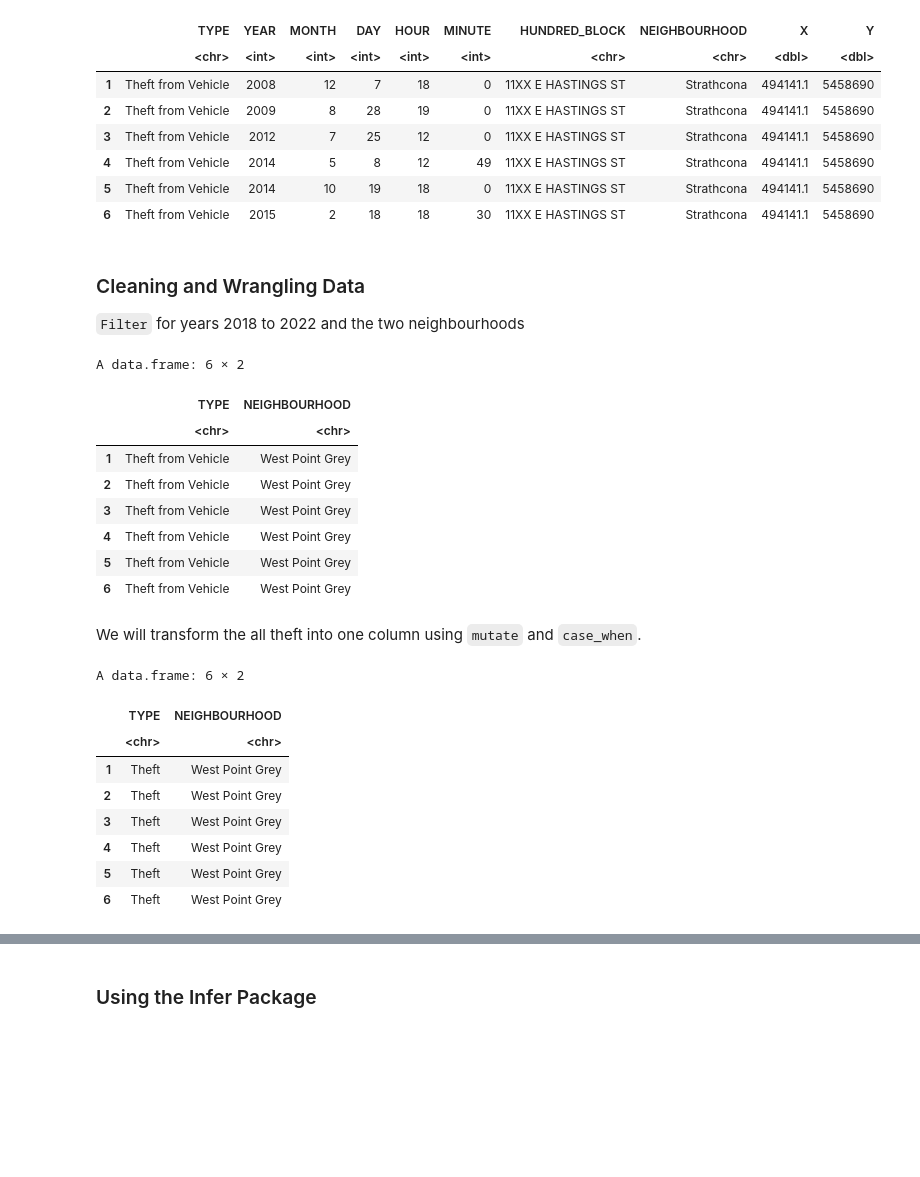
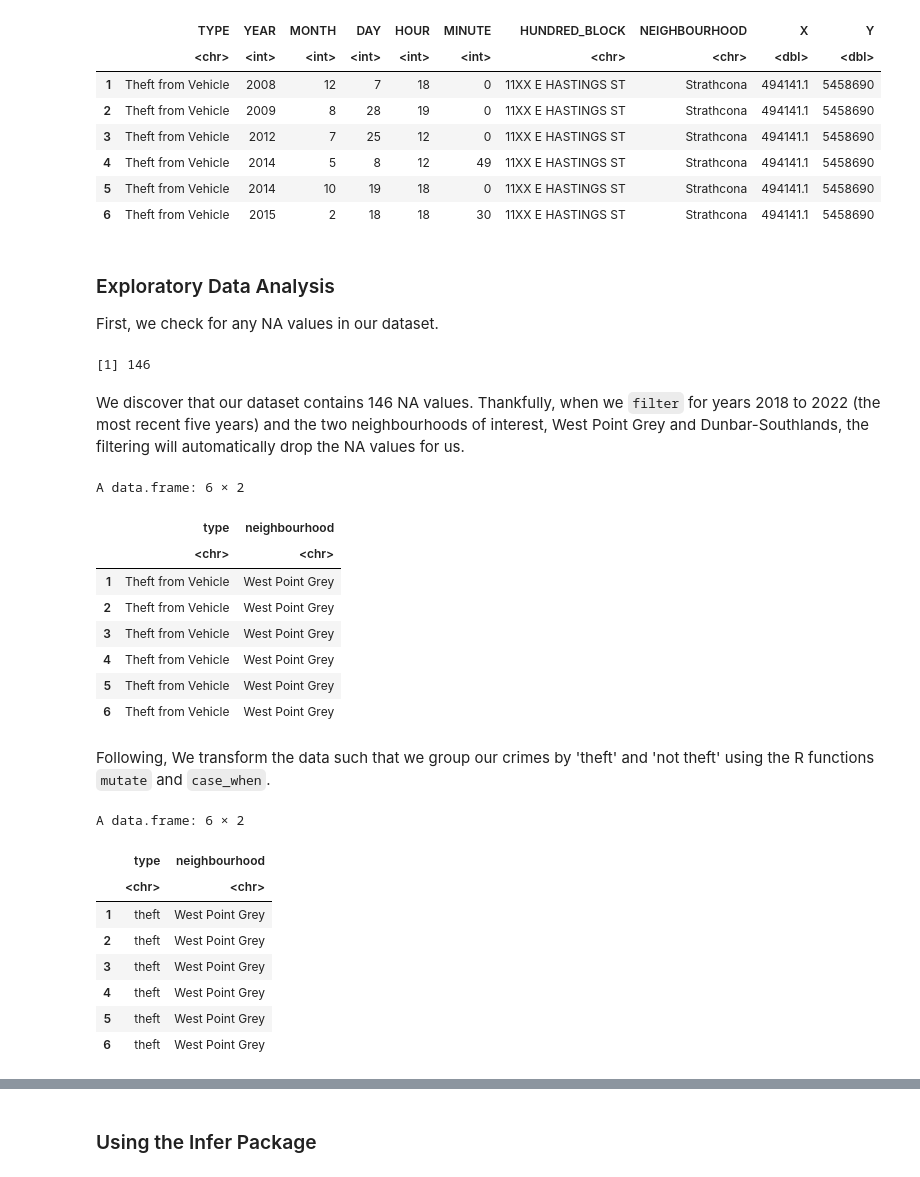
Before and after one commit to fankayii/STAT201_34, a Jupyter notebook: Final Project.ipynb, the cells around one changed output, grey strips where cells are left out. Cells and saved outputs as stored; diff of their text form; code cells hidden in the pictures; blank space fills up the shorter version.

```diff
--- a/Final Project.ipynb
+++ b/Final Project.ipynb
@@ -64,17 +70,25 @@ A data.frame: 6 × 10
 | 5 | Theft from Vehicle | 2014 | 10 | 19 | 18 | 0 | 11XX E HASTINGS ST | Strathcona | 494141.1 | 5458690 |
 | 6 | Theft from Vehicle | 2015 | 2 | 18 | 18 | 30 | 11XX E HASTINGS ST | Strathcona | 494141.1 | 5458690 |
 # %% [markdown]
-### Cleaning and Wrangling Data
-`Filter` for years 2018 to 2022 and the two neighbourhoods
+### Exploratory Data Analysis
+First, we check for any NA values in our dataset.
+# %%
+print(sum(is.na(crime)))
+# %% [output]
+[1] 146
+# %% [markdown]
+We discover that our dataset contains 146 NA values. Thankfully, when we `filter` for  years 2018 to 2022 (the most recent five years) and the two neighbourhoods of interest, West Point Grey and Dunbar-Southlands, the filtering will automatically drop the NA values for us.
 # %%
 crime_recent_5_years <- crime %>%
     filter(YEAR>=2018 & YEAR<=2022) %>%
     filter(NEIGHBOURHOOD %in% c("West Point Grey","Dunbar-Southlands")) %>%
     select(TYPE,NEIGHBOURHOOD)
+
+colnames(crime_recent_5_years) <- c('type', 'neighbourhood')
 head(crime_recent_5_years)
 # %% [output]
 A data.frame: 6 × 2
-|  | TYPE | NEIGHBOURHOOD |
+|  | type | neighbourhood |
 |  | <chr> | <chr> |
 | 1 | Theft from Vehicle | West Point Grey |
 | 2 | Theft from Vehicle | West Point Grey |
@@ -83,22 +97,22 @@ A data.frame: 6 × 2
 | 5 | Theft from Vehicle | West Point Grey |
 | 6 | Theft from Vehicle | West Point Grey |
 # %% [markdown]
-We will transform the all theft into one column using `mutate` and `case_when`.
+Following, We transform the data such that we group our crimes by 'theft' and 'not theft' using the R functions `mutate` and `case_when`.
 # %%
 crime_transform <- crime_recent_5_years %>%
-  mutate(TYPE= case_when(
-    TYPE %in% c("Other Theft", "Theft from Vehicle", "Theft of Bicycle", "Theft of Vehicle") ~ "Theft",
-    TRUE ~ "Not Theft"
+  mutate(type = case_when(
+    type %in% c("Other Theft", "Theft from Vehicle", "Theft of Bicycle", "Theft of Vehicle") ~ "theft",
+    TRUE ~ "not_theft"
   ))
 head(crime_transform)
 # %% [output]
 A data.frame: 6 × 2
-|  | TYPE | NEIGHBOURHOOD |
+|  | type | neighbourhood |
 |  | <chr> | <chr> |
-| 1 | Theft | West Point Grey |
-| 2 | Theft | West Point Grey |
-| 3 | Theft | West Point Grey |
-| 4 | Theft | West Point Grey |
-| 5 | Theft | West Point Grey |
-| 6 | Theft | West Point Grey |
+| 1 | theft | West Point Grey |
+| 2 | theft | West Point Grey |
+| 3 | theft | West Point Grey |
+| 4 | theft | West Point Grey |
+| 5 | theft | West Point Grey |
+| 6 | theft | West Point Grey |
 # %% [markdown]
```
Also changed, not shown: parts of 60 cells of this notebook.
